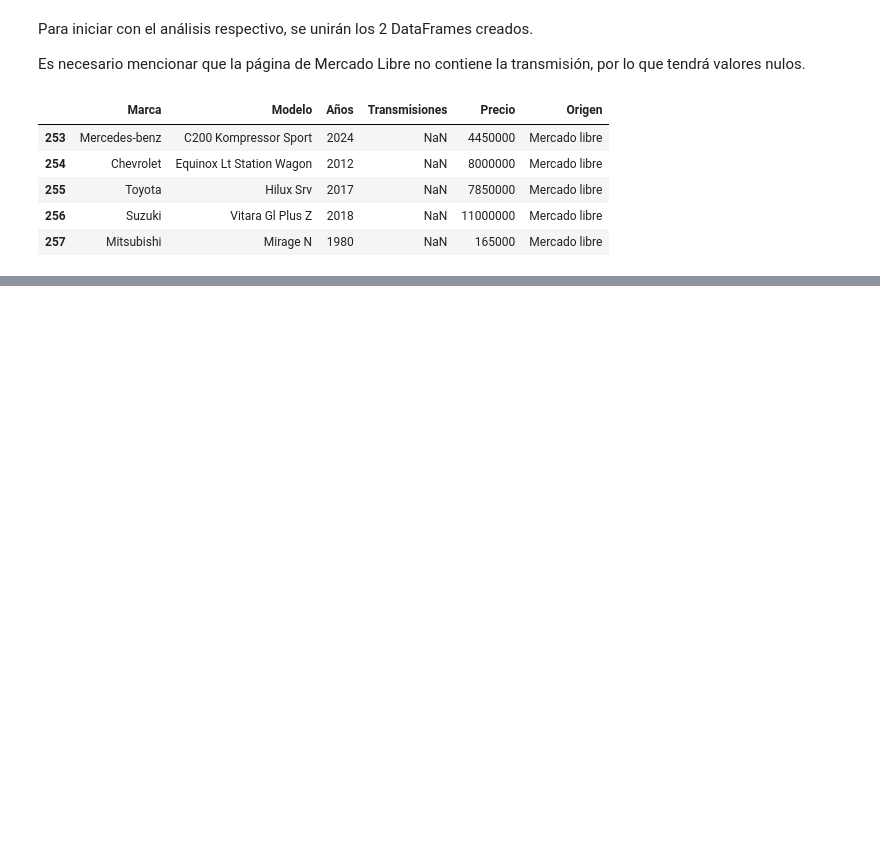
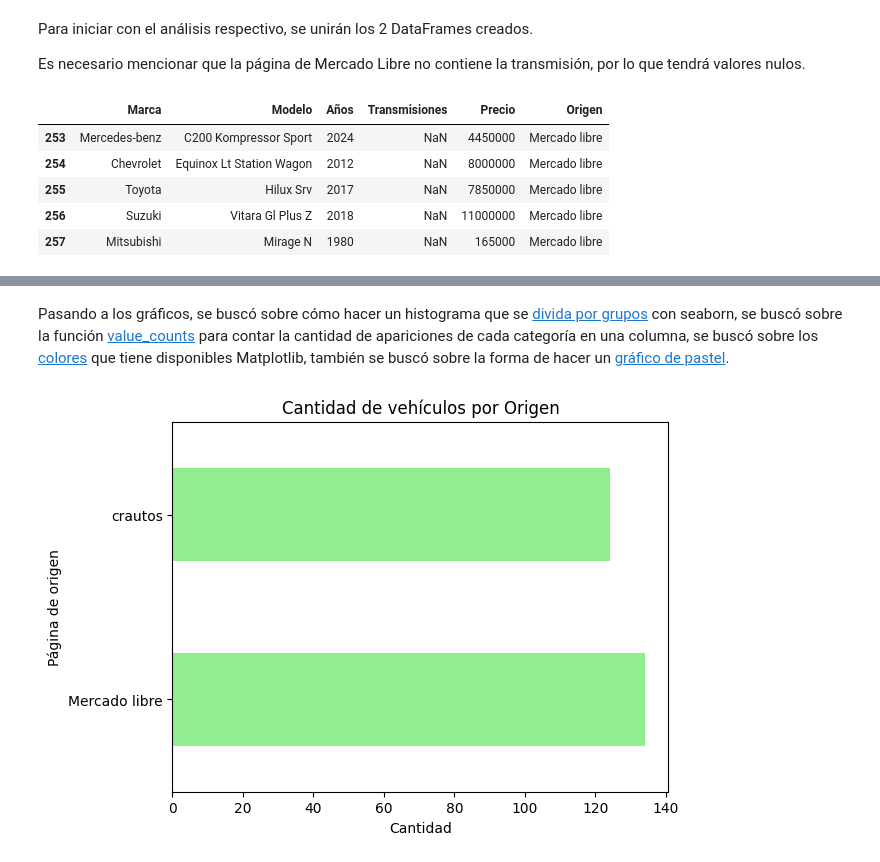
Before and after one commit to Santifer0803/Proyecto_individual_herramientas_II, a Jupyter notebook: cod/Proyecto_individual.ipynb, the cells around one changed output, grey strips where cells are left out. Cells and saved outputs as stored; diff of their text form; code cells hidden in the pictures; blank space fills up the shorter version.

Commit message:
feat: Gráficos del análisis final

```diff
--- a/cod/Proyecto_individual.ipynb
+++ b/cod/Proyecto_individual.ipynb
@@ -667,0 +685,16 @@ df_final.tail()
+# %% [markdown]
+Pasando a los gráficos, se buscó sobre cómo hacer un histograma que se [divida por grupos](https://python-charts.com/es/distribucion/histograma-grupo-seaborn/) con seaborn, se buscó sobre la función [value_counts](https://interactivechaos.com/es/python/scenario/calculo-del-numero-de-apariciones-de-cada-elemento-en-una-serie-pandas) para contar la cantidad de apariciones de cada categoría en una columna, se buscó sobre los [colores](https://matplotlib.org/stable/gallery/color/named_colors.html) que tiene disponibles Matplotlib, también se buscó sobre la forma de hacer un [gráfico de pastel](https://numython.github.io/posts/graficas-de-pastel-con-matplotlib/).
+# %%
+# Gráfico de barras horizontal que cuenta las observaciones de la columna origen
+df_final['Origen'].value_counts().plot.barh(color = 'lightgreen')
+
+# Ejes
+plt.xlabel('Cantidad')
+plt.ylabel('Página de origen')
+
+# Título
+plt.title('Cantidad de vehículos por Origen')
+
+plt.show()
+# %% [output]
+[figure, added]
```
Also changed, not shown: parts of 8 cells of this notebook, 1 other file.
